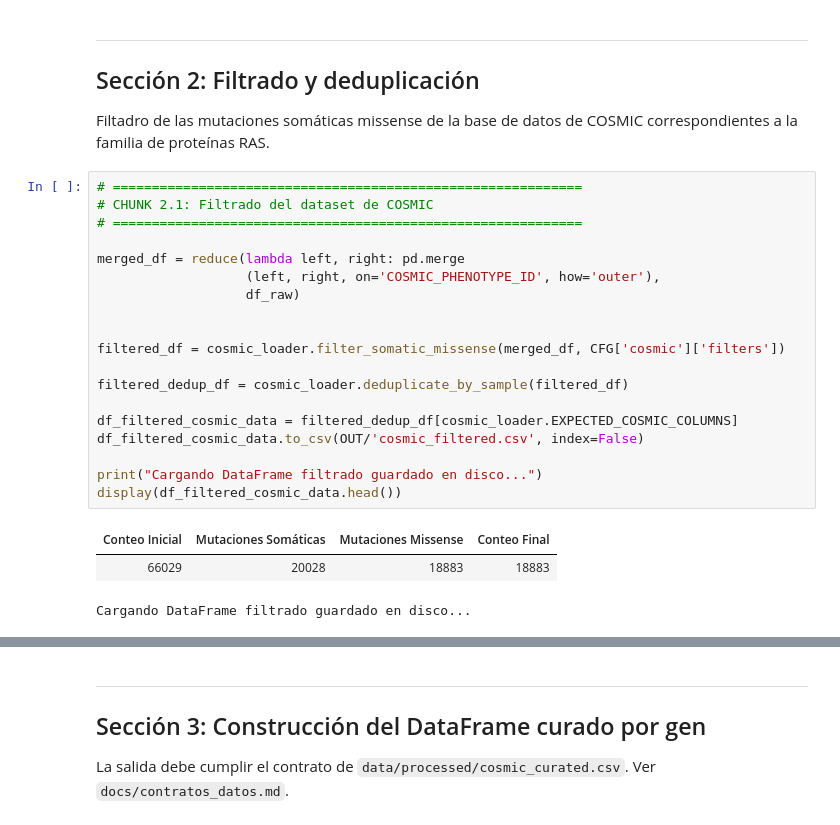
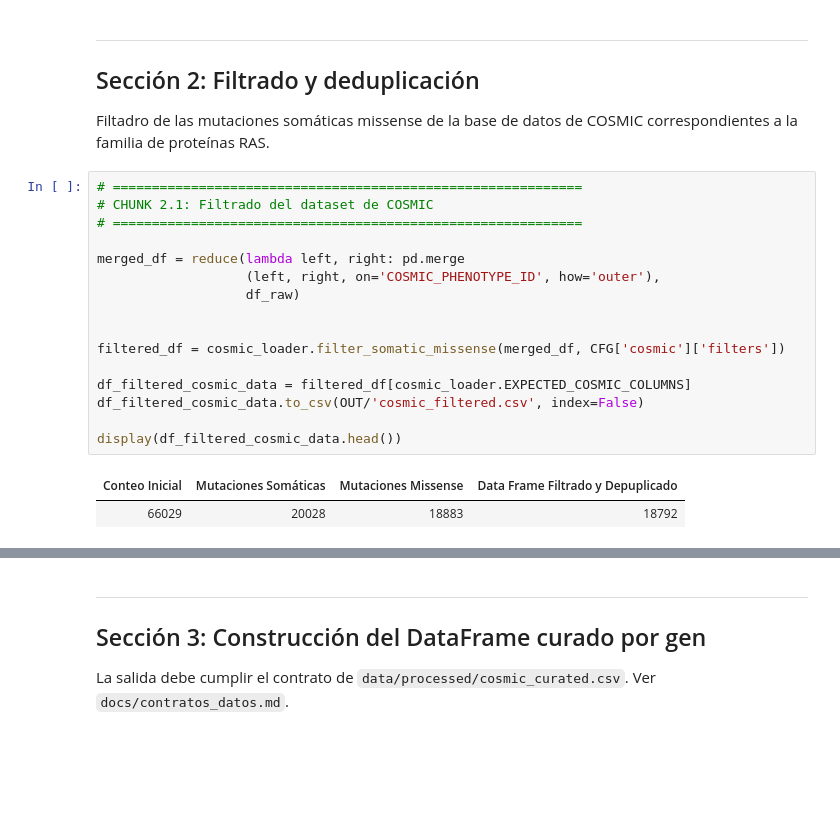
Before and after one commit to racschavez/TFM-MUTACIONES-EN-RAS, a Jupyter notebook: notebooks/01_data_curation.ipynb, the cells around one changed output, grey strips where cells are left out. Cells and saved outputs as stored; diff of their text form; blank space fills up the shorter version.

```diff
--- a/notebooks/01_data_curation.ipynb
+++ b/notebooks/01_data_curation.ipynb
@@ -124,26 +124,22 @@ Filtadro de las mutaciones somáticas missense de la base de datos de COSMIC cor
 # %%
 # ============================================================
 # CHUNK 2.1: Filtrado del dataset de COSMIC
 # ============================================================
 
 merged_df = reduce(lambda left, right: pd.merge
                    (left, right, on='COSMIC_PHENOTYPE_ID', how='outer'),
                    df_raw)
 
 
 filtered_df = cosmic_loader.filter_somatic_missense(merged_df, CFG['cosmic']['filters'])
 
-filtered_dedup_df = cosmic_loader.deduplicate_by_sample(filtered_df)
-
-df_filtered_cosmic_data = filtered_dedup_df[cosmic_loader.EXPECTED_COSMIC_COLUMNS]
+df_filtered_cosmic_data = filtered_df[cosmic_loader.EXPECTED_COSMIC_COLUMNS]
 df_filtered_cosmic_data.to_csv(OUT/'cosmic_filtered.csv', index=False)
 
-print("Cargando DataFrame filtrado guardado en disco...")
 display(df_filtered_cosmic_data.head())
 # %% [output]
-| Conteo Inicial | Mutaciones Somáticas | Mutaciones Missense | Conteo Final |
-| 66029 | 20028 | 18883 | 18883 |
+| Conteo Inicial | Mutaciones Somáticas | Mutaciones Missense | Data Frame Filtrado y Depuplicado |
+| 66029 | 20028 | 18883 | 18792 |
-Cargando DataFrame filtrado guardado en disco...
 |  | GENE_SYMBOL | MUTATION_AA | MUTATION_SOMATIC_STATUS | MUTATION_DESCRIPTION | COSMIC_SAMPLE_ID | PRIMARY_SITE | ... |
 | 99 | KRAS | p.G12D | Confirmed somatic variant | missense_variant | COSS1728521 | soft_tissue | ... |
 | 416 | HRAS | p.A59T | Confirmed somatic variant | missense_variant | COSS2911403 | soft_tissue | ... |
```
Also changed, not shown: parts of 1 cell of this notebook, 25 other files.
